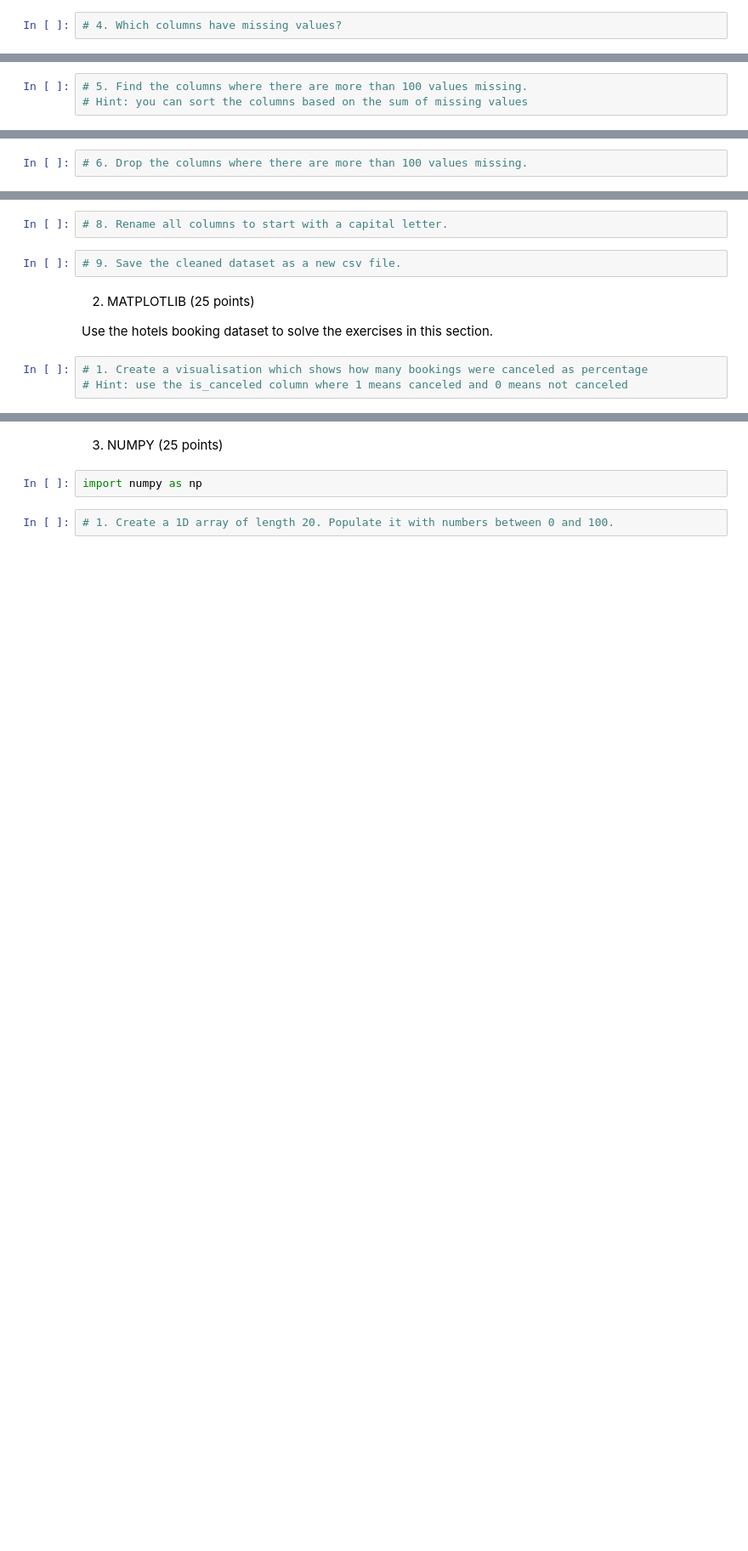
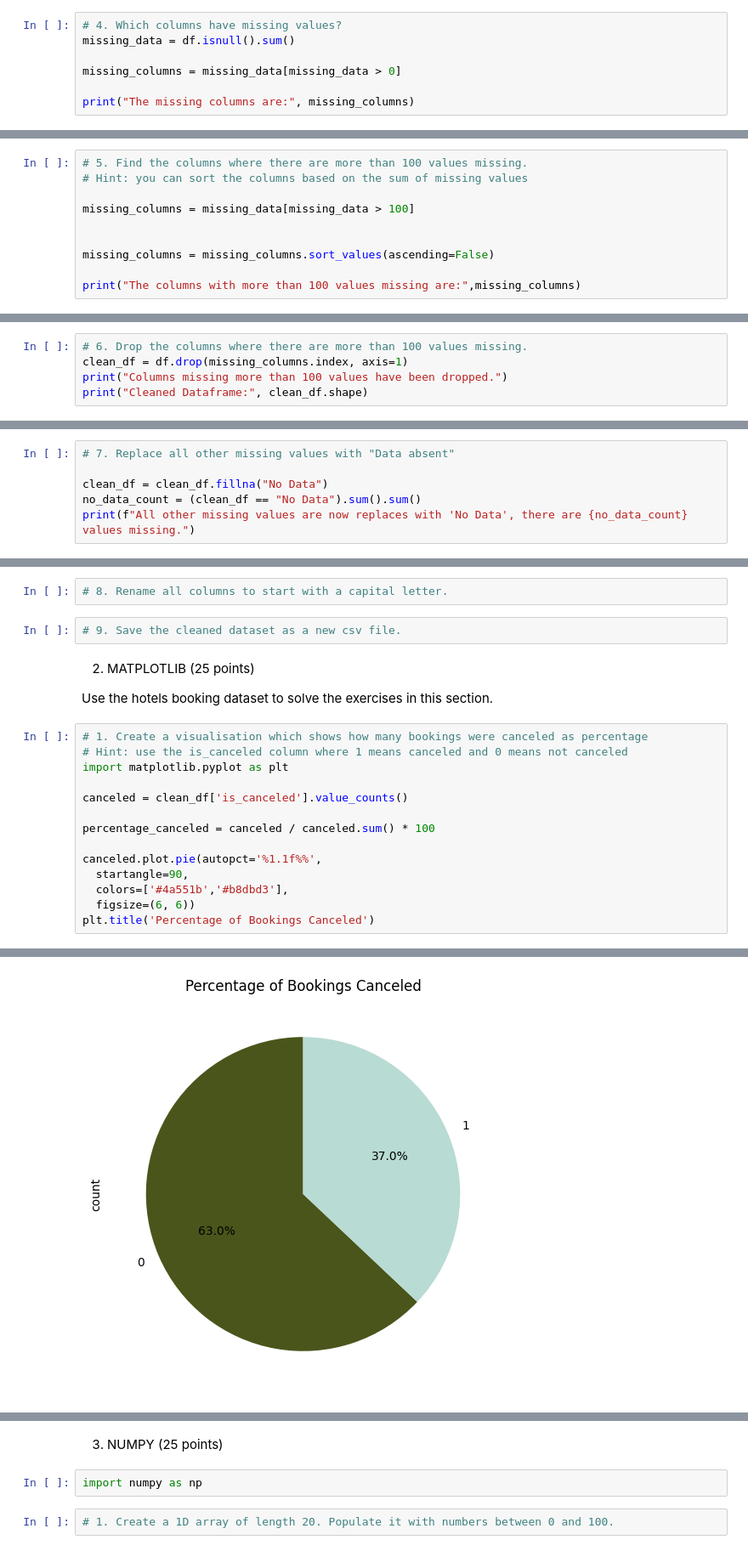
Before and after one commit to OffPut/Test, a Jupyter notebook: CFGdegree_Alternative_Exam.ipynb, the cells around one changed output, grey strips where cells are left out. Shown at 85% size. Drawn from its saved outputs; the diff is of its cells as text; blank space fills up the shorter version.

```diff
--- a/CFGdegree_Alternative_Exam.ipynb
+++ b/CFGdegree_Alternative_Exam.ipynb
@@ -33,2 +54,7 @@ drive.mount('/content/drive')
 # %%
 # 4. Which columns have missing values?
+missing_data = df.isnull().sum()
+
+missing_columns = missing_data[missing_data > 0]
+
+print("The missing columns are:", missing_columns)
@@ -35,3 +67,10 @@ drive.mount('/content/drive')
 # %%
 # 5. Find the columns where there are more than 100 values missing.
 # Hint: you can sort the columns based on the sum of missing values
+
+missing_columns = missing_data[missing_data > 100]
+
+
+missing_columns = missing_columns.sort_values(ascending=False)
+
+print("The columns with more than 100 values missing are:",missing_columns)
@@ -38,2 +82,5 @@ drive.mount('/content/drive')
 # %%
 # 6. Drop the columns where there are more than 100 values missing.
+clean_df = df.drop(missing_columns.index, axis=1)
+print("Columns missing more than 100 values have been dropped.")
+print("Cleaned Dataframe:", clean_df.shape)
@@ -41,0 +90,6 @@ drive.mount('/content/drive')
+# %%
+# 7. Replace all other missing values with "Data absent"
+
+clean_df = clean_df.fillna("No Data")
+no_data_count = (clean_df == "No Data").sum().sum()
+print(f"All other missing values are now replaces with 'No Data', there are {no_data_count} values missing.")
@@ -50,3 +106,15 @@ Use the hotels booking dataset to solve the exercises in this section.
 # %%
 # 1. Create a visualisation which shows how many bookings were canceled as percentage
 # Hint: use the is_canceled column where 1 means canceled and 0 means not canceled
+import matplotlib.pyplot as plt
+
+canceled = clean_df['is_canceled'].value_counts()
+
+percentage_canceled = canceled / canceled.sum() * 100
+
+canceled.plot.pie(autopct='%1.1f%%',
+  startangle=90,
+  colors=['#4a551b','#b8dbd3'],
+  figsize=(6, 6))
+plt.title('Percentage of Bookings Canceled')
+# %% [output]
@@ -52,0 +122 @@ Use the hotels booking dataset to solve the exercises in this section.
+[figure, added]
```
Also changed, not shown: parts of 10 cells of this notebook.
